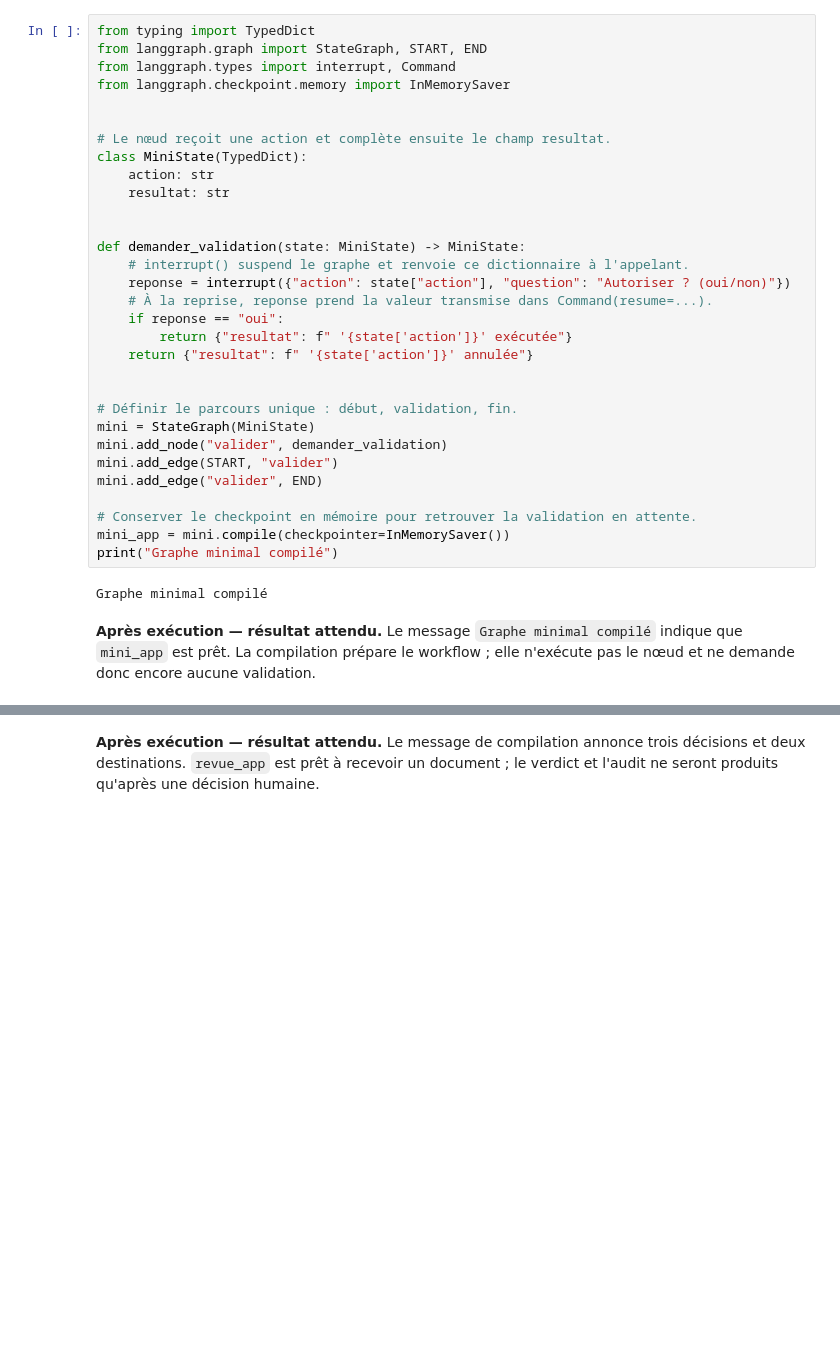
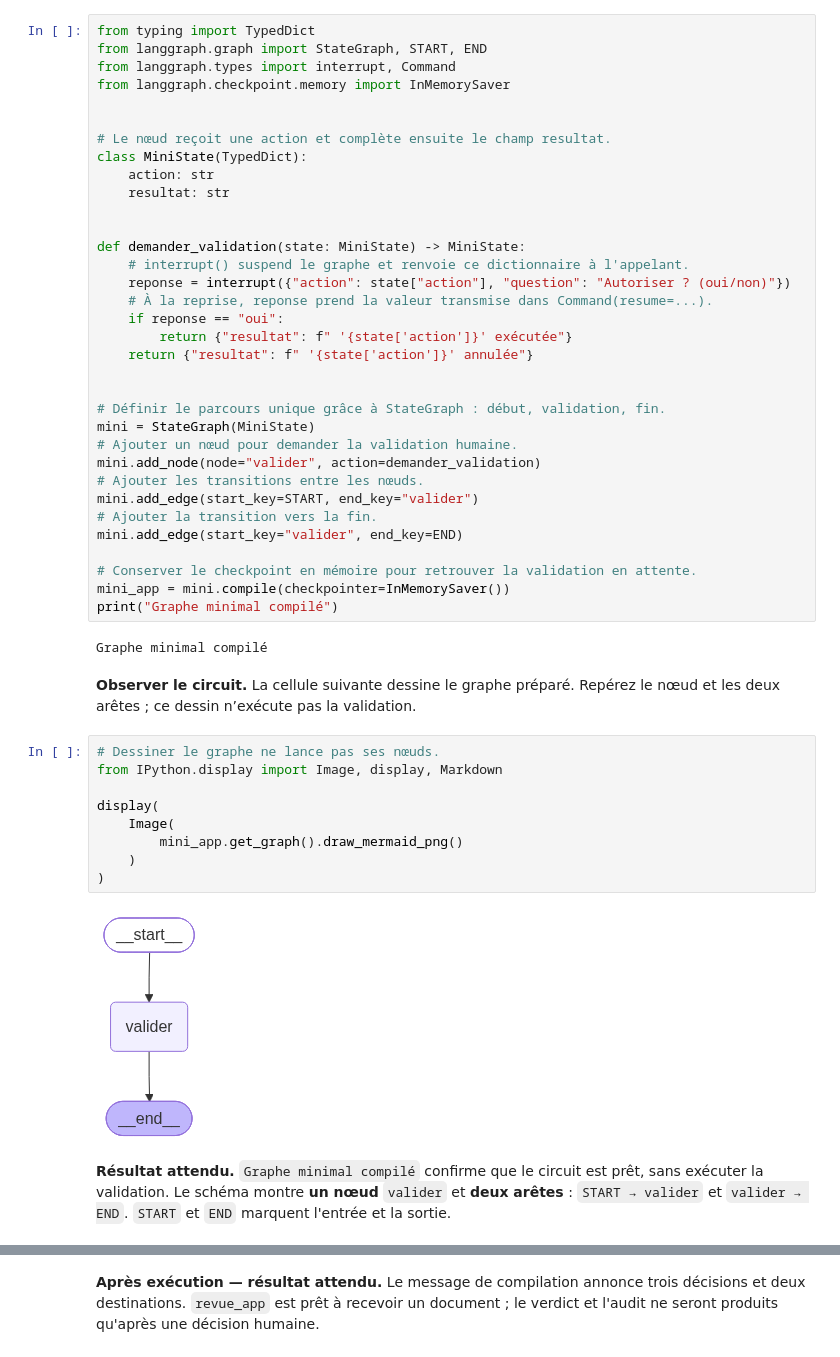
Before and after one commit to mlabarrere/Formation-Mistral-Public, a Jupyter notebook: J3_Avancé/T1_Workflows_HITL/NB_T1a_workflows_hitl.ipynb, the cells around one changed output, grey strips where cells are left out. Drawn from its saved outputs; the diff is of its cells as text; blank space fills up the shorter version.

Commit message:
J3 : mise à jour NB_T1a_workflows_hitl
Co-Authored-By: Claude Sonnet 4.6 <noreply@anthropic.com>

```diff
--- a/J3_Avancé/T1_Workflows_HITL/NB_T1a_workflows_hitl.ipynb
+++ b/J3_Avancé/T1_Workflows_HITL/NB_T1a_workflows_hitl.ipynb
@@ -152,17 +124,35 @@ def demander_validation(state: MiniState) -> MiniState:
     return {"resultat": f" '{state['action']}' annulée"}
 
 
-# Définir le parcours unique : début, validation, fin.
+# Définir le parcours unique grâce à StateGraph : début, validation, fin.
 mini = StateGraph(MiniState)
-mini.add_node("valider", demander_validation)
-mini.add_edge(START, "valider")
-mini.add_edge("valider", END)
+# Ajouter un nœud pour demander la validation humaine.
+mini.add_node(node="valider", action=demander_validation)
+# Ajouter les transitions entre les nœuds.
+mini.add_edge(start_key=START, end_key="valider")
+# Ajouter la transition vers la fin.
+mini.add_edge(start_key="valider", end_key=END)
 
 # Conserver le checkpoint en mémoire pour retrouver la validation en attente.
 mini_app = mini.compile(checkpointer=InMemorySaver())
 print("Graphe minimal compilé")
 # %% [output]
 Graphe minimal compilé
+# %% [markdown]
+**Observer le circuit.** La cellule suivante dessine le graphe préparé. Repérez le nœud et les deux arêtes ; ce dessin n’exécute pas la validation.
+# %%
+# Dessiner le graphe ne lance pas ses nœuds.
+from IPython.display import Image, display, Markdown
+
+display(
+    Image(
+        mini_app.get_graph().draw_mermaid_png()
+    )
+)
+# %% [output]
+[figure, added]
 # %% [markdown]
-**Après exécution — résultat attendu.** Le message `Graphe minimal compilé` indique que `mini_app` est prêt. La compilation prépare le workflow ; elle n'exécute pas le nœud et ne demande donc encore aucune validation.
+**Résultat attendu.** `Graphe minimal compilé` confirme que le circuit est prêt,
+sans exécuter la validation. Le schéma montre **un nœud** `valider` et **deux arêtes** :
+`START → valider` et `valider → END`. `START` et `END` marquent l'entrée et la sortie.
 # %% [markdown]
```
Also changed, not shown: parts of 91 cells of this notebook.
